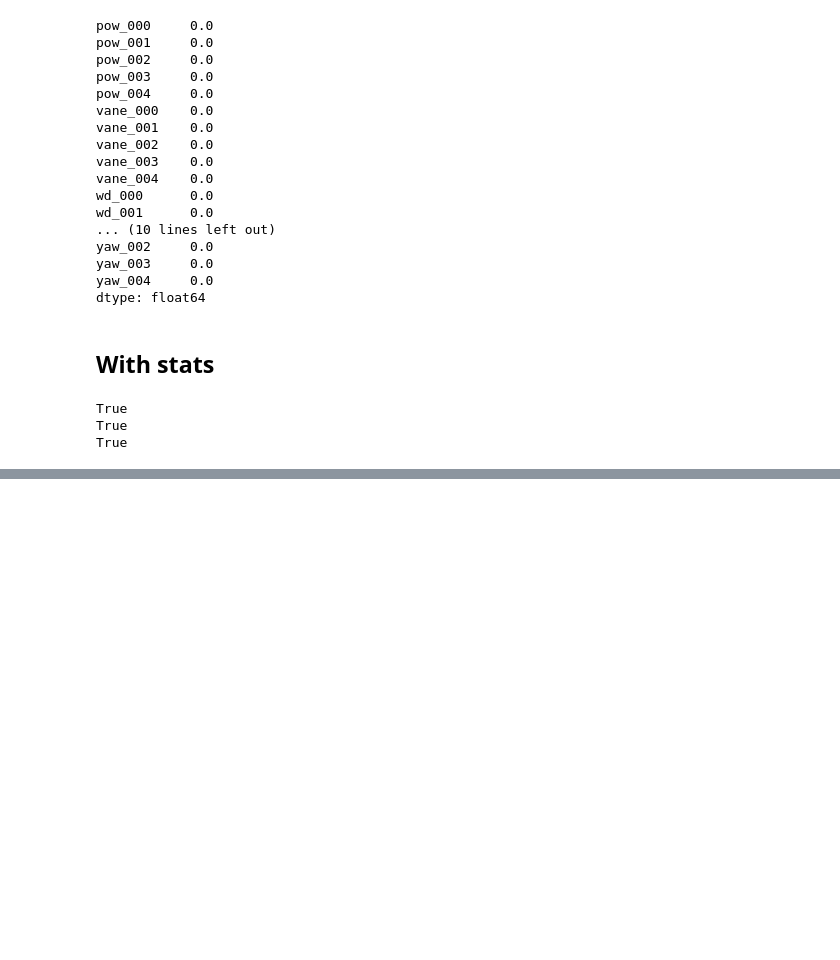
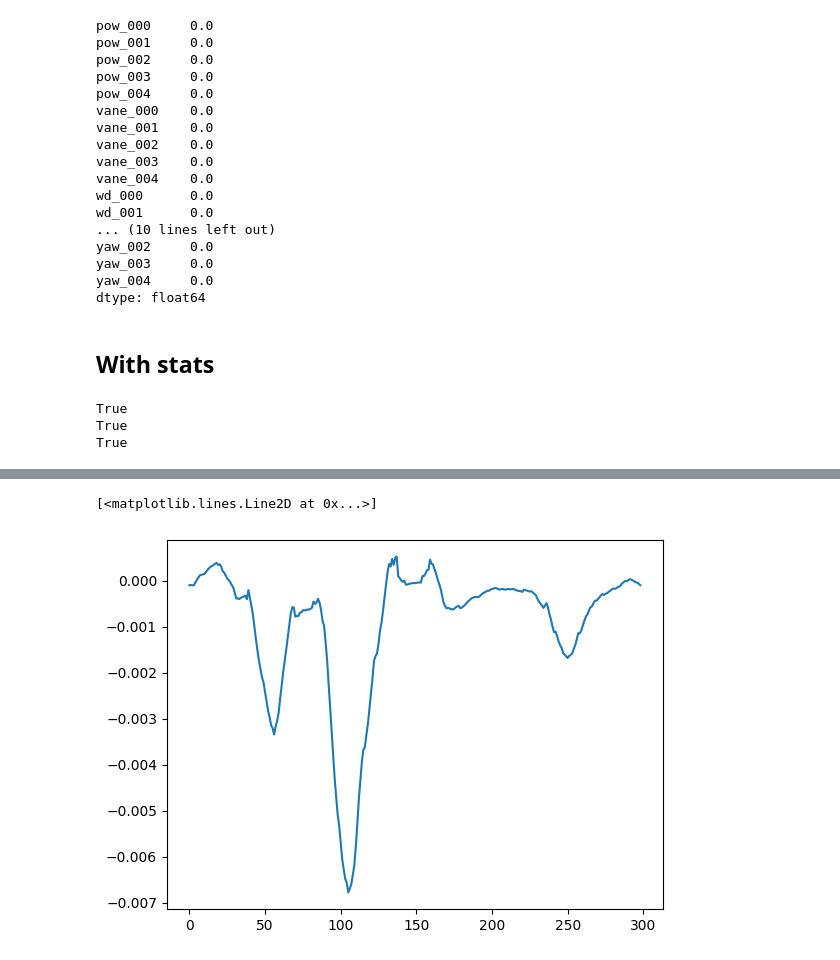
Before and after one commit to NREL/flasc, a Jupyter notebook: flasc/nb_00_redevelop_time_ops.ipynb, the cells around one changed output, grey strips where cells are left out. Drawn from its saved outputs; the diff is of its cells as text; code cells hidden in the pictures; blank space fills up the shorter version.

```diff
--- a/flasc/nb_00_redevelop_time_ops.ipynb
+++ b/flasc/nb_00_redevelop_time_ops.ipynb
@@ -965,0 +966,11 @@ df_new_stats_3.plot(y='wd_000_std', ax=ax, label='new 3')
+# %%
+fig, ax = plt.subplots(1,1)
+#ax.plot(df_previous_stats.wd_000_std - df_new_stats_3.wd_000_std)
+ax.plot(df_previous_stats.wd_000_std.values[1:] - df_new_stats_3.wd_000_std.values[:-1])
+# df_previous_stats.plot(y='wd_000_std', ax=ax, label='previous')
+# df_new_stats.plot(y='wd_000_std', ax=ax, label='new')
+# df_new_stats_2.plot(y='wd_000_std', ax=ax, label='new 2')
+# df_new_stats_3.plot(y='wd_000_std', ax=ax, label='new 3')
+# %% [output]
+[<matplotlib.lines.Line2D at 0x...>]
+[figure, added]
```
Also changed, not shown: parts of 15 cells of this notebook.
